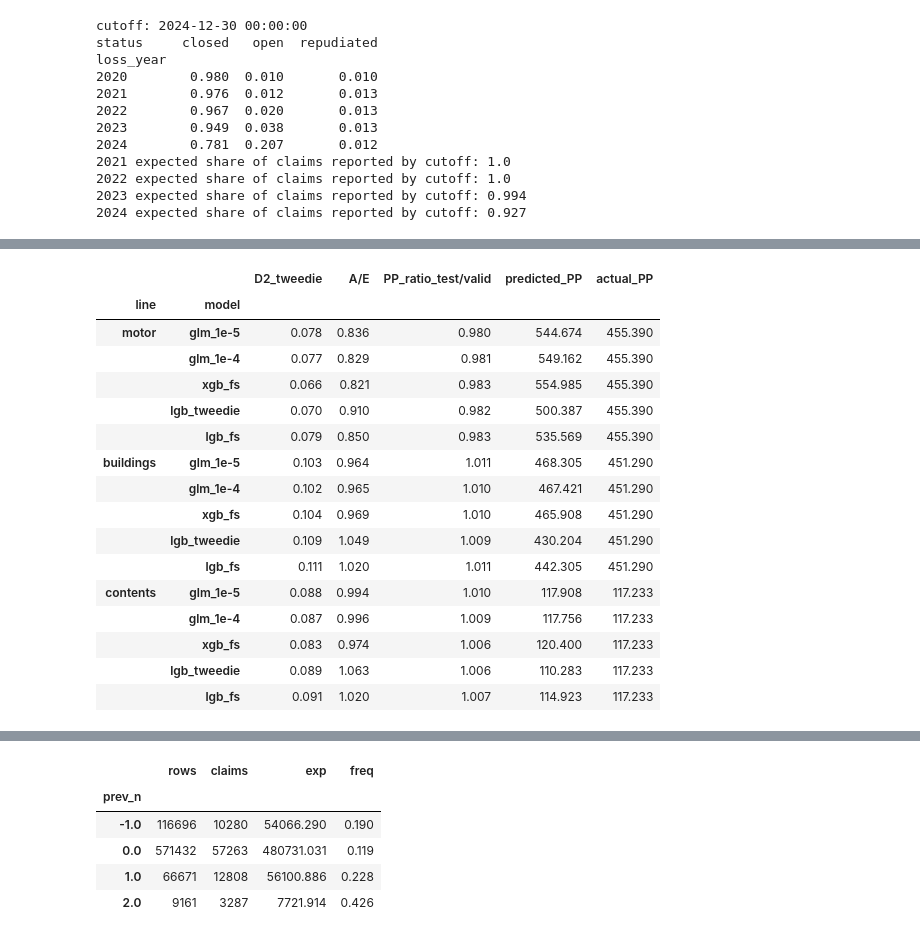
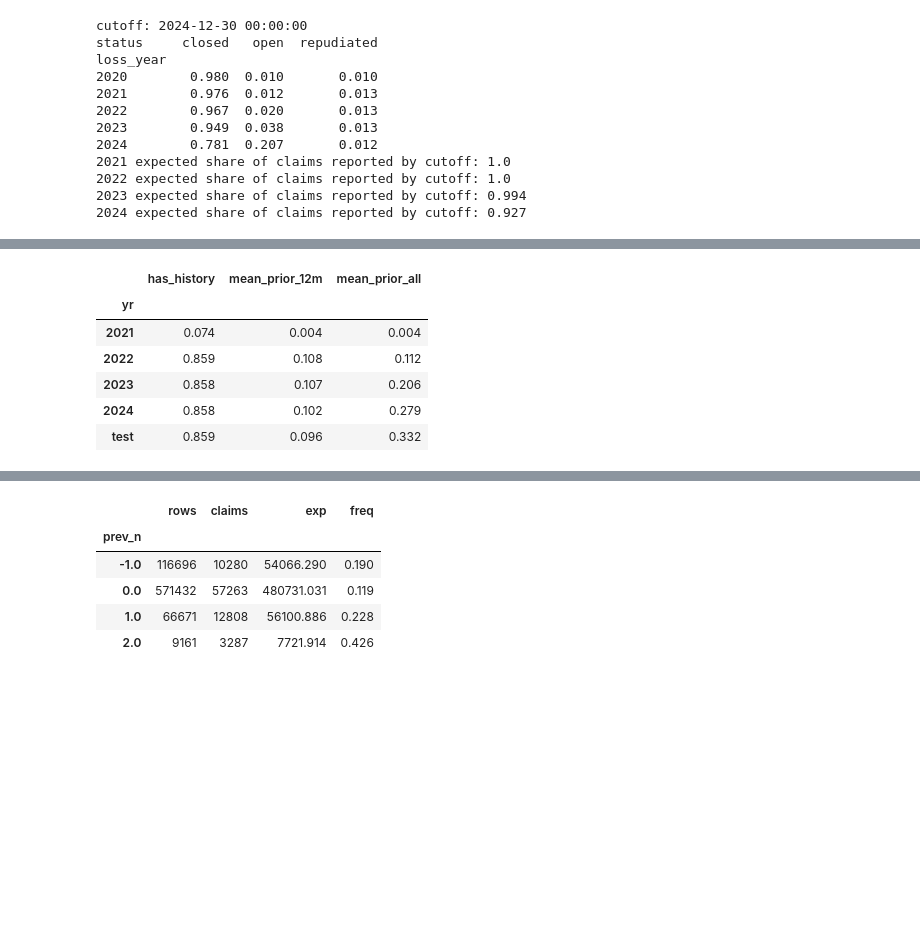
Before and after one commit to sarah-gui/Hackathon2026, a Jupyter notebook: analysis.ipynb, the cells around one changed output, grey strips where cells are left out. Cells and saved outputs as stored; diff of their text form; code cells hidden in the pictures; blank space fills up the shorter version.

Commit message:
submission_v4

```diff
--- a/analysis.ipynb
+++ b/analysis.ipynb
@@ -2281,6 +2281,10 @@ from sklearn.pipeline import Pipeline
 from sklearn.impute import SimpleImputer
 from sklearn.preprocessing import OneHotEncoder, StandardScaler, SplineTransformer
 from sklearn.metrics import d2_tweedie_score
+
+HIST_COLS = ["prior_n_12m", "prior_n_36m", "prior_n_all",
+             "n_prior_periods", "prior_exposure", "prior_rate_all", "hist_window_full"]
+features = {l: [c for c in cols if c not in HIST_COLS] for l, cols in features.items()}  # idempotent reruns
 
 # Junk / identifier-like columns (re-add one group at a time with the gate to test)
 NOISE = {"date_of_birth", "email_domain", "campaign_code", "branch_id",
@@ -2302,6 +2306,8 @@ features = {l: [c for c in cols if c not in DROP[l]] for l, cols in features.ite
 def clean_cats(df, cols):
     """strip + lowercase text columns ('Brick' == 'brick'); NaN stays NaN."""
     for c in cols:
+        if c not in df.columns:
+            continue
         if df[c].dtype == "object" or pd.api.types.is_string_dtype(df[c]):
             s = df[c].astype("string").str.strip().str.lower()
             df[c] = s.astype("object").where(s.notna(), np.nan)
@@ -2316,6 +2322,61 @@ for l in LINES:
             new = set(test[l][c].dropna().unique()) - set(train[l][c].dropna().unique())
             if new:
                 print(f"[{l}] unseen test levels in {c}: {list(new)[:5]}")
+
+
+# %% [1b] Claim-history features, strictly "as known at period start" -------------
+HIST_COLS = ["prior_n_12m", "prior_n_36m", "prior_n_all",
+             "n_prior_periods", "prior_exposure", "prior_rate_all", "hist_window_full"]
+
+cl = claims.loc[claims["status"] != "repudiated", ["policy_id", "line", "loss_date", "report_date"]].copy()
+cl["loss_date"] = pd.to_datetime(cl["loss_date"])
+cl["report_date"] = pd.to_datetime(cl["report_date"])
+
+H = {}
+for l in LINES:
+    rows = pd.concat([train[l][["row_id", "policy_id", "period_start", EXPOSURE]],
+                      test[l][["row_id", "policy_id", "period_start", EXPOSURE]]], ignore_index=True)
+    rows["period_start"] = pd.to_datetime(rows["period_start"])
+
+    # --- prior claims: reported AND lost strictly before the period starts ---
+    m = rows[["row_id", "policy_id", "period_start"]].merge(
+        cl.loc[cl["line"] == l, ["policy_id", "loss_date", "report_date"]], on="policy_id", how="inner")
+    ok = (m["loss_date"] < m["period_start"]) & (m["report_date"] < m["period_start"])
+    m = m[ok]
+    age = (m["period_start"] - m["loss_date"]).dt.days
+    cnt = lambda mask: m[mask].groupby("row_id").size()
+    n_all = cnt(age >= 0)
+    n_12 = cnt(age <= 365)
+    n_36 = cnt(age <= 1095)
+
+    # --- prior periods and exposure observed for this policy ---
+    r = rows.sort_values(["policy_id", "period_start"]).copy()
+    g = r.groupby("policy_id")
+    r["n_prior_periods"] = g.cumcount()
+    r["prior_exposure"] = g[EXPOSURE].cumsum() - r[EXPOSURE]
+
+    h = r.set_index("row_id")[["n_prior_periods", "prior_exposure"]]
+    h["prior_n_all"] = n_all.reindex(h.index).fillna(0)
+    h["prior_n_12m"] = n_12.reindex(h.index).fillna(0)
+    h["prior_n_36m"] = n_36.reindex(h.index).fillna(0)
+    h["prior_rate_all"] = np.where(h["prior_exposure"] > 0, h["prior_n_all"] / h["prior_exposure"], np.nan)
+    h["hist_window_full"] = (r.set_index("row_id")["period_start"].dt.year > 2021).astype(int)
+    H[l] = h
+
+for d in (train, train_split, valid_split, test):
+    for l in LINES:
+        for c in HIST_COLS:
+            d[l][c] = d[l]["row_id"].map(H[l][c]).to_numpy()
+for l in LINES:
+    features[l] = [c for c in features[l] if c not in HIST_COLS] + HIST_COLS
+
+# --- sanity: the distribution must look alike in train years and in test ---
+for l in LINES:
+    t = pd.concat([train[l].assign(yr=pd.to_datetime(train[l]["period_start"]).dt.year.astype(str)),
+                test[l].assign(yr="test")])
+    print(l); display(t.groupby("yr").agg(has_history=("n_prior_periods", lambda s: (s > 0).mean()),
+                                         mean_prior_12m=("prior_n_12m", "mean"),
+                                         mean_prior_all=("prior_n_all", "mean")).round(3))
 
 
 # %% [2] Model classes --------------------------------------------------------
@@ -2478,6 +2539,10 @@ def candidates(line):
         "lgb_fs": lambda: LGBFreqSev(cols),
     }
 
+for v in ("train_raw", "train_split_raw"):      # drop stale copies
+    globals().pop(v, None)
+
+
 
 if "train_raw" not in globals():          # guard: keep the untouched originals, never re-copy adjusted data
     train_raw       = {l: d.copy() for l, d in train.items()}
@@ -2621,5 +2686,5 @@ sample = datasets["sample_submission"][["row_id"]]
 assert submission["row_id"].is_unique and set(submission["row_id"]) == set(sample["row_id"])
 submission = sample.merge(submission, on="row_id", how="left", validate="one_to_one")
 assert np.isfinite(submission["prediction"]).all() and (submission["prediction"] >= 0).all()
-submission.to_csv("submission_blend.csv", index=False)
+submission.to_csv("submission_blend_v4.csv", index=False)
 # %% [output]
@@ -2641,17 +2692,7 @@ contents | lgb_fs
-|  |  | D2_tweedie | A/E | PP_ratio_test/valid | predicted_PP | actual_PP |
-| line | model |  |  |  |  |  |
-| motor | glm_1e-5 | 0.078 | 0.836 | 0.980 | 544.674 | 455.390 |
-|  | glm_1e-4 | 0.077 | 0.829 | 0.981 | 549.162 | 455.390 |
-|  | xgb_fs | 0.066 | 0.821 | 0.983 | 554.985 | 455.390 |
-|  | lgb_tweedie | 0.070 | 0.910 | 0.982 | 500.387 | 455.390 |
-|  | lgb_fs | 0.079 | 0.850 | 0.983 | 535.569 | 455.390 |
-| buildings | glm_1e-5 | 0.103 | 0.964 | 1.011 | 468.305 | 451.290 |
-|  | glm_1e-4 | 0.102 | 0.965 | 1.010 | 467.421 | 451.290 |
-|  | xgb_fs | 0.104 | 0.969 | 1.010 | 465.908 | 451.290 |
-|  | lgb_tweedie | 0.109 | 1.049 | 1.009 | 430.204 | 451.290 |
-|  | lgb_fs | 0.111 | 1.020 | 1.011 | 442.305 | 451.290 |
-| contents | glm_1e-5 | 0.088 | 0.994 | 1.010 | 117.908 | 117.233 |
-|  | glm_1e-4 | 0.087 | 0.996 | 1.009 | 117.756 | 117.233 |
-|  | xgb_fs | 0.083 | 0.974 | 1.006 | 120.400 | 117.233 |
-|  | lgb_tweedie | 0.089 | 1.063 | 1.006 | 110.283 | 117.233 |
-|  | lgb_fs | 0.091 | 1.020 | 1.007 | 114.923 | 117.233 |
+|  | has_history | mean_prior_12m | mean_prior_all |
+| yr |  |  |  |
+| 2021 | 0.074 | 0.004 | 0.004 |
+| 2022 | 0.859 | 0.108 | 0.112 |
+| 2023 | 0.858 | 0.107 | 0.206 |
+| 2024 | 0.858 | 0.102 | 0.279 |
+| test | 0.859 | 0.096 | 0.332 |
```
Also changed, not shown: parts of 1 cell of this notebook.
